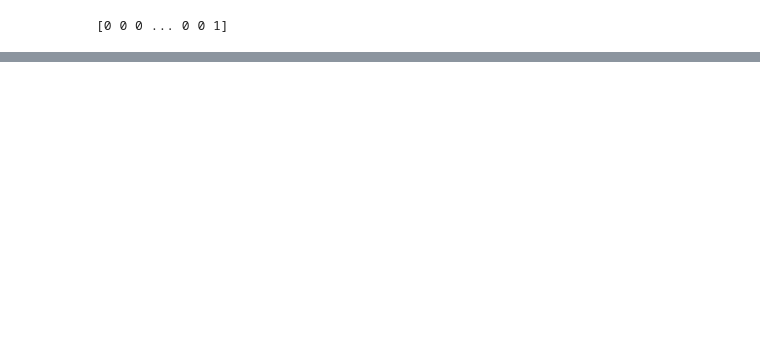
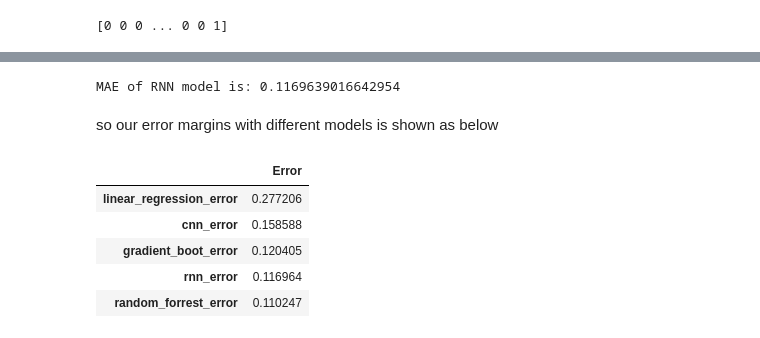
Before and after one commit to basleal22/kaim-week-8-9, a Jupyter notebook: notebooks/model_trainer.ipynb, the cells around one changed output, grey strips where cells are left out. Drawn from its saved outputs; the diff is of its cells as text; code cells hidden in the pictures; blank space fills up the shorter version.

Commit message:
created a dataframe to show the errors after adding the rnn model

```diff
--- a/notebooks/model_trainer.ipynb
+++ b/notebooks/model_trainer.ipynb
@@ -176,0 +185,3 @@ MAE of CNN model is: 0.07199814710650829
+# %%
+model_5 = rnnmodel(x_train_fraud,y_train_fraud,x_test_fraud,y_test_fraud)
+model_5
@@ -176,0 +209,30 @@ MAE of CNN model is: 0.07199814710650829
+# %%
+mae_rnn = mean_absolute_error(model_5,y_test_fraud)
+print(f'MAE of RNN model is: {mae_rnn}')
+# %% [output]
+MAE of RNN model is: 0.1169639016642954
+# %% [markdown]
+so our error margins with different models is shown as below
+# %%
+#Create the DataFrame
+errors = pd.DataFrame({
+    'linear_regression_error': [mae_lg],
+    'random_forrest_error': [mae_rf],
+    'gradient_boot_error': [mae_gb],
+    'rnn_error': [mae_rnn],
+    'cnn_error': [mae_cnn]
+})
+#Transpose the DataFrame to swap rows and columns
+errors = errors.transpose()
+#Rename the transposed column to 'Error'
+errors.columns = ['Error']
+#Sort the errors in descending order
+errors_sorted = errors.sort_values(by='Error', ascending=False)
+errors_sorted
+# %% [output]
+|  | Error |
+| linear_regression_error | 0.277206 |
+| cnn_error | 0.158588 |
+| gradient_boot_error | 0.120405 |
+| rnn_error | 0.116964 |
+| random_forrest_error | 0.110247 |
```
Also changed, not shown: parts of 9 cells of this notebook.
